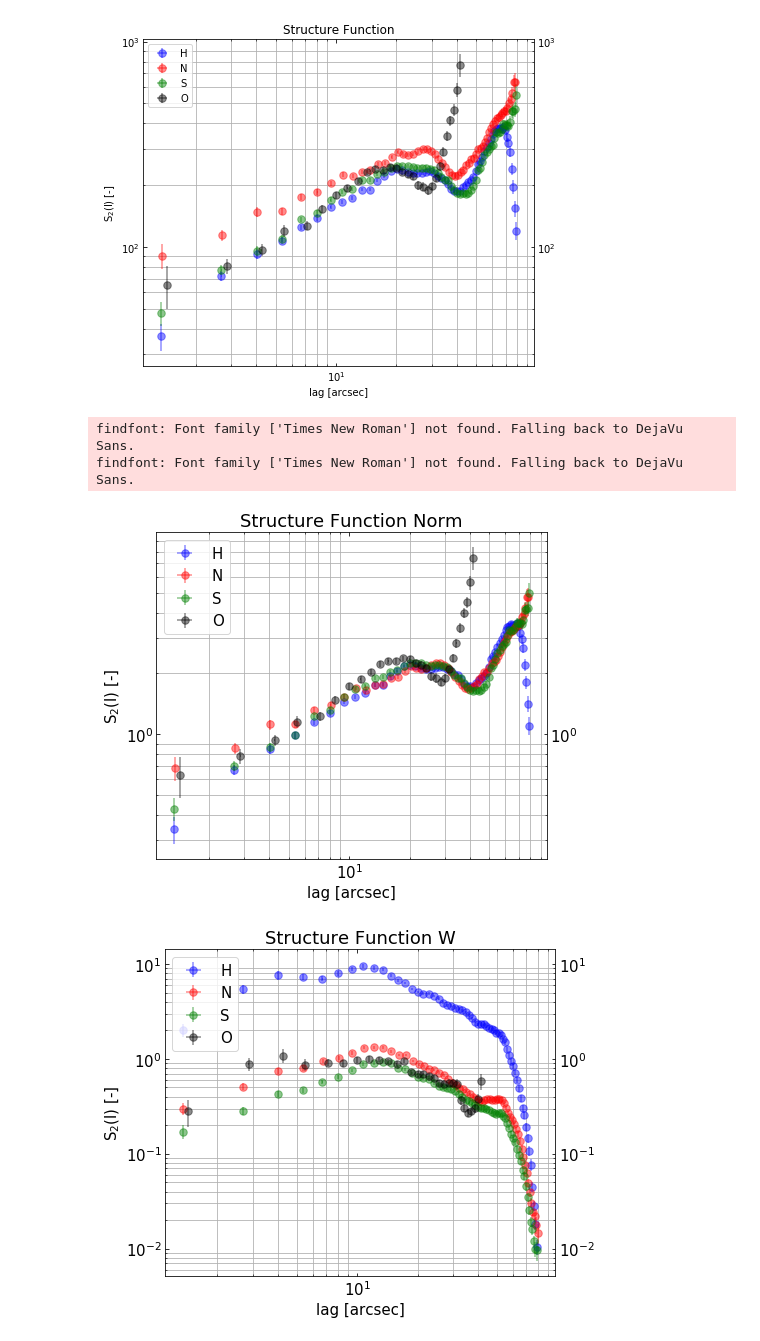
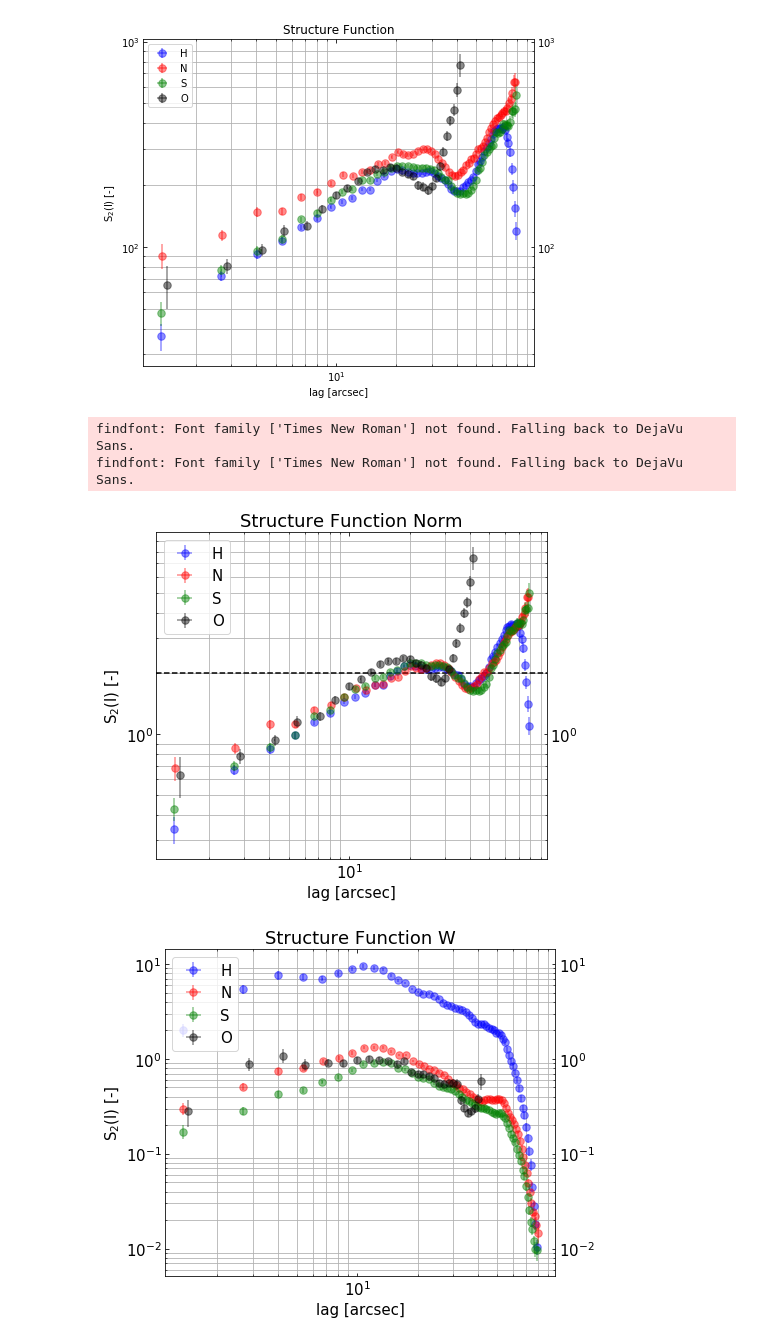
Before and after one commit to will-henney/JavGVastro-PhD, a Jupyter notebook: 604SA.ipynb, the cells around one changed output. Cells and saved outputs as stored; diff of their text form; code cells hidden in the pictures.

```diff
--- a/604SA.ipynb
+++ b/604SA.ipynb
@@ -380,28 +380,28 @@ findfont: Font family ['Times New Roman'] not found. Falling back to DejaVu Sans
 # %%
 fig, ax=plt.subplots(figsize=(7,6))
 ax.errorbar(sfnH00['Lag'],sfnH00['Nmqvd'],xerr=sfnH00.ErrX, yerr=sfnH00.ErrY, fmt="o",color='b', ecolor='b', alpha=0.45, markersize=7.5, label='H')
 ax.errorbar(sfnN00['Lag'],sfnN00['Nmqvd'],xerr=sfnN00.ErrX, yerr=sfnN00.ErrY, fmt="o",color='r', ecolor='r', alpha=0.45, markersize=7.5, label='N')
 ax.errorbar(sfnS00['Lag'],sfnS00['Nmqvd'],xerr=sfnS00.ErrX, yerr=sfnS00.ErrY, fmt="o",color='g', ecolor='g', alpha=0.45, markersize=7.5, label='S')
 ax.errorbar(sfnO00['Lag'],sfnO00['Nmqvd'],xerr=sfnO00.ErrX, yerr=sfnO00.ErrY, fmt="o",color='k', ecolor='k', alpha=0.45, markersize=7.5, label='O')
 #ax.errorbar(sfH01c['Lag'],sfH01c['Nmqvd'],xerr=sfH01c.ErrX, yerr=sfH01c.ErrY, fmt="*",color='r', ecolor='r', alpha=0.45, markersize=7.5, label='1c')
 #ax.errorbar(sfH02c['Lag'],sfH02c['Nmqvd'],xerr=sfH02c.ErrX, yerr=sfH02c.ErrY, fmt="*",color='g', ecolor='g', alpha=0.45, markersize=7.5, label='2c')
 ax.set(xscale='log',yscale='log')
 #sgrid = np.logspace(.05, 1.25)
 #ax.plot(sgrid, 0.5*sgrid**(2/3), color="k", lw=0.8, label='2/3')
-#ax.axhline(y=2, color='k', linestyle='--')
+ax.axhline(y=2, color='k', linestyle='--')
 ax.set(xlabel='lag [arcsec]', ylabel='S$_{2}$(l) [-]')
 plt.title('Structure Function Norm')
 plt.tick_params(which='both', labelright=True, direction='in', right=True,  top=True)
 plt.legend(loc='upper left')
 plt.grid(which='minor')
 
 
 plt.rcParams["font.family"]="Times New Roman"
 plt.rcParams["font.size"]="15"
 # %% [output]
 findfont: Font family ['Times New Roman'] not found. Falling back to DejaVu Sans.
 findfont: Font family ['Times New Roman'] not found. Falling back to DejaVu Sans.
-[figure, old version]
+[figure, new version]
 # %%
 fig, ax=plt.subplots(figsize=(7,6))
 ax.errorbar(sfwH00['Lag'],sfwH00['Nmqvd'],xerr=sfwH00.ErrX, yerr=sfwH00.ErrY, fmt="o",color='b', ecolor='b', alpha=0.45, markersize=7.5, label='H')
```
Also changed, not shown: parts of 1 cell of this notebook, 1 other file.
